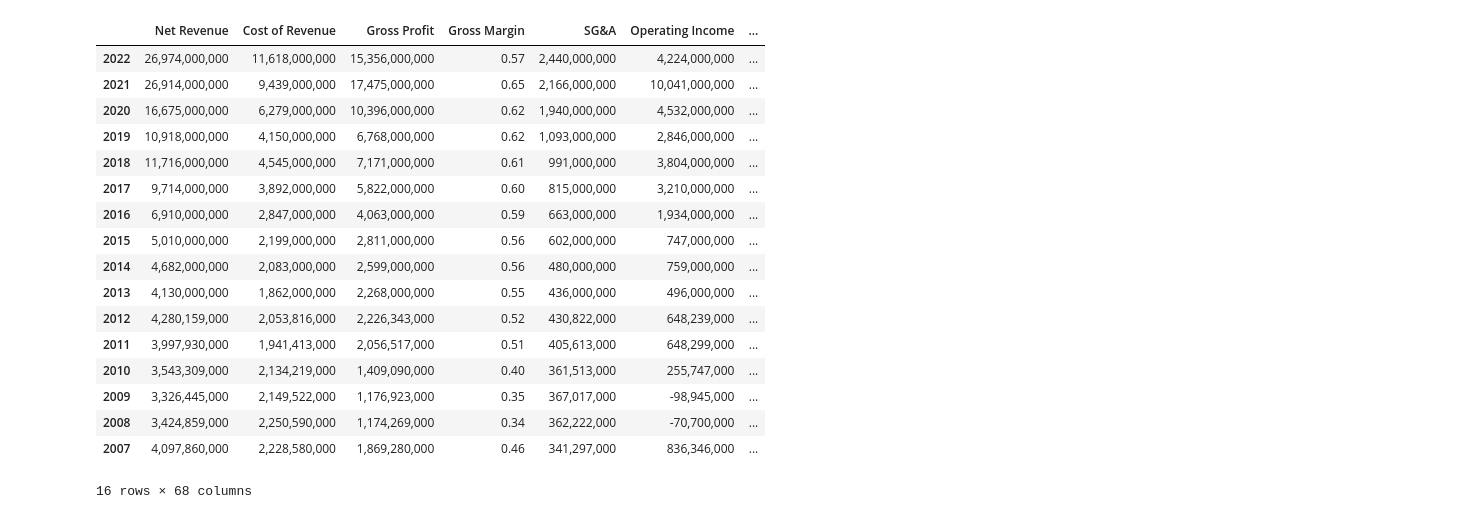
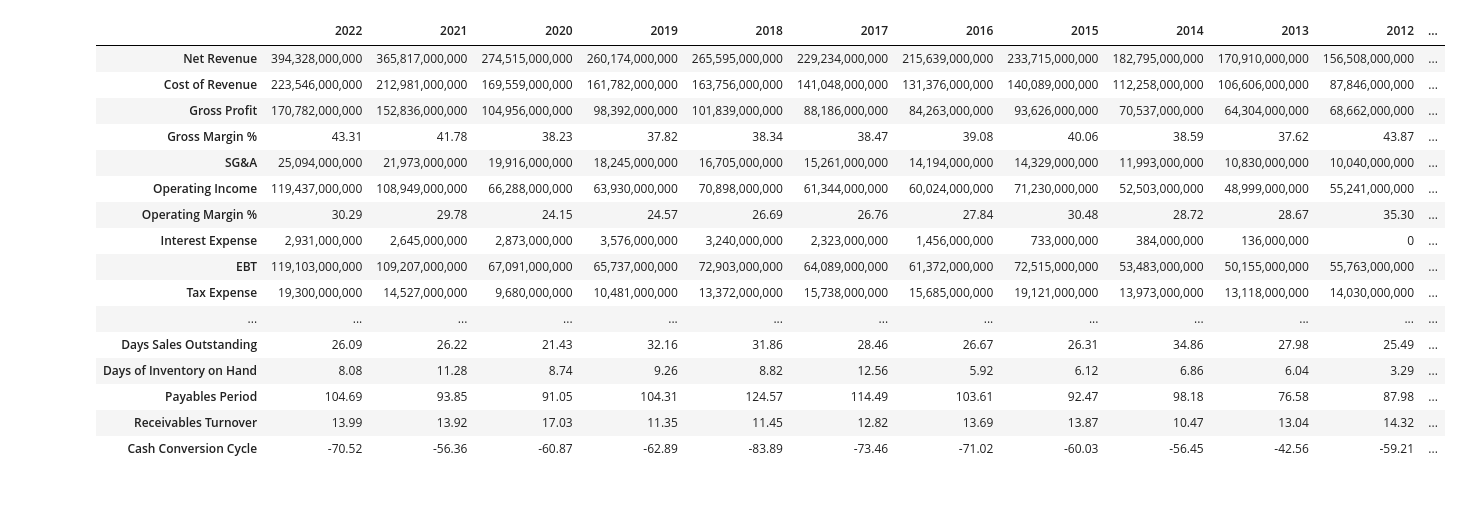
Before and after one commit to GGRusty/Edgar, a Jupyter notebook: scorecard_2.ipynb, the cells around one changed output. Drawn from its saved outputs; the diff is of its cells as text; code cells hidden in the pictures.

```diff
--- a/scorecard_2.ipynb
+++ b/scorecard_2.ipynb
@@ -1,5 +1,5 @@
 # %%
 from edgar_functions_V2 import *
-import statistics
+import numpy as np
 
-ticker = "NVDA"
+ticker = "AMD"
@@ -294,21 +312,20 @@ scorecard["Cash Conversion Cycle"] = (
 # %%
-scorecard
+scorecard.T
 # %% [output]
-|  | Net Revenue | Cost of Revenue | Gross Profit | Gross Margin | SG&A | Operating Income | ... |
-| 2022 | 26,974,000,000 | 11,618,000,000 | 15,356,000,000 | 0.57 | 2,440,000,000 | 4,224,000,000 | ... |
-| 2021 | 26,914,000,000 | 9,439,000,000 | 17,475,000,000 | 0.65 | 2,166,000,000 | 10,041,000,000 | ... |
-| 2020 | 16,675,000,000 | 6,279,000,000 | 10,396,000,000 | 0.62 | 1,940,000,000 | 4,532,000,000 | ... |
-| 2019 | 10,918,000,000 | 4,150,000,000 | 6,768,000,000 | 0.62 | 1,093,000,000 | 2,846,000,000 | ... |
-| 2018 | 11,716,000,000 | 4,545,000,000 | 7,171,000,000 | 0.61 | 991,000,000 | 3,804,000,000 | ... |
-| 2017 | 9,714,000,000 | 3,892,000,000 | 5,822,000,000 | 0.60 | 815,000,000 | 3,210,000,000 | ... |
-| 2016 | 6,910,000,000 | 2,847,000,000 | 4,063,000,000 | 0.59 | 663,000,000 | 1,934,000,000 | ... |
-| 2015 | 5,010,000,000 | 2,199,000,000 | 2,811,000,000 | 0.56 | 602,000,000 | 747,000,000 | ... |
-| 2014 | 4,682,000,000 | 2,083,000,000 | 2,599,000,000 | 0.56 | 480,000,000 | 759,000,000 | ... |
-| 2013 | 4,130,000,000 | 1,862,000,000 | 2,268,000,000 | 0.55 | 436,000,000 | 496,000,000 | ... |
-| 2012 | 4,280,159,000 | 2,053,816,000 | 2,226,343,000 | 0.52 | 430,822,000 | 648,239,000 | ... |
-| 2011 | 3,997,930,000 | 1,941,413,000 | 2,056,517,000 | 0.51 | 405,613,000 | 648,299,000 | ... |
-| 2010 | 3,543,309,000 | 2,134,219,000 | 1,409,090,000 | 0.40 | 361,513,000 | 255,747,000 | ... |
-| 2009 | 3,326,445,000 | 2,149,522,000 | 1,176,923,000 | 0.35 | 367,017,000 | -98,945,000 | ... |
-| 2008 | 3,424,859,000 | 2,250,590,000 | 1,174,269,000 | 0.34 | 362,222,000 | -70,700,000 | ... |
-| 2007 | 4,097,860,000 | 2,228,580,000 | 1,869,280,000 | 0.46 | 341,297,000 | 836,346,000 | ... |
+|  | 2022 | 2021 | 2020 | 2019 | 2018 | 2017 | 2016 | 2015 | 2014 | 2013 | 2012 | ... |
+| Net Revenue | 394,328,000,000 | 365,817,000,000 | 274,515,000,000 | 260,174,000,000 | 265,595,000,000 | 229,234,000,000 | 215,639,000,000 | 233,715,000,000 | 182,795,000,000 | 170,910,000,000 | 156,508,000,000 | ... |
+| Cost of Revenue | 223,546,000,000 | 212,981,000,000 | 169,559,000,000 | 161,782,000,000 | 163,756,000,000 | 141,048,000,000 | 131,376,000,000 | 140,089,000,000 | 112,258,000,000 | 106,606,000,000 | 87,846,000,000 | ... |
+| Gross Profit | 170,782,000,000 | 152,836,000,000 | 104,956,000,000 | 98,392,000,000 | 101,839,000,000 | 88,186,000,000 | 84,263,000,000 | 93,626,000,000 | 70,537,000,000 | 64,304,000,000 | 68,662,000,000 | ... |
+| Gross Margin % | 43.31 | 41.78 | 38.23 | 37.82 | 38.34 | 38.47 | 39.08 | 40.06 | 38.59 | 37.62 | 43.87 | ... |
+| SG&A | 25,094,000,000 | 21,973,000,000 | 19,916,000,000 | 18,245,000,000 | 16,705,000,000 | 15,261,000,000 | 14,194,000,000 | 14,329,000,000 | 11,993,000,000 | 10,830,000,000 | 10,040,000,000 | ... |
+| Operating Income | 119,437,000,000 | 108,949,000,000 | 66,288,000,000 | 63,930,000,000 | 70,898,000,000 | 61,344,000,000 | 60,024,000,000 | 71,230,000,000 | 52,503,000,000 | 48,999,000,000 | 55,241,000,000 | ... |
+| Operating Margin % | 30.29 | 29.78 | 24.15 | 24.57 | 26.69 | 26.76 | 27.84 | 30.48 | 28.72 | 28.67 | 35.30 | ... |
+| Interest Expense | 2,931,000,000 | 2,645,000,000 | 2,873,000,000 | 3,576,000,000 | 3,240,000,000 | 2,323,000,000 | 1,456,000,000 | 733,000,000 | 384,000,000 | 136,000,000 | 0 | ... |
+| EBT | 119,103,000,000 | 109,207,000,000 | 67,091,000,000 | 65,737,000,000 | 72,903,000,000 | 64,089,000,000 | 61,372,000,000 | 72,515,000,000 | 53,483,000,000 | 50,155,000,000 | 55,763,000,000 | ... |
+| Tax Expense | 19,300,000,000 | 14,527,000,000 | 9,680,000,000 | 10,481,000,000 | 13,372,000,000 | 15,738,000,000 | 15,685,000,000 | 19,121,000,000 | 13,973,000,000 | 13,118,000,000 | 14,030,000,000 | ... |
+| ... | ... | ... | ... | ... | ... | ... | ... | ... | ... | ... | ... | ... |
+| Days Sales Outstanding | 26.09 | 26.22 | 21.43 | 32.16 | 31.86 | 28.46 | 26.67 | 26.31 | 34.86 | 27.98 | 25.49 | ... |
+| Days of Inventory on Hand | 8.08 | 11.28 | 8.74 | 9.26 | 8.82 | 12.56 | 5.92 | 6.12 | 6.86 | 6.04 | 3.29 | ... |
+| Payables Period | 104.69 | 93.85 | 91.05 | 104.31 | 124.57 | 114.49 | 103.61 | 92.47 | 98.18 | 76.58 | 87.98 | ... |
+| Receivables Turnover | 13.99 | 13.92 | 17.03 | 11.35 | 11.45 | 12.82 | 13.69 | 13.87 | 10.47 | 13.04 | 14.32 | ... |
+| Cash Conversion Cycle | -70.52 | -56.36 | -60.87 | -62.89 | -83.89 | -73.46 | -71.02 | -60.03 | -56.45 | -42.56 | -59.21 | ... |
-16 rows × 68 columns
```
Also changed, not shown: parts of 7 cells of this notebook, 6 other files.
